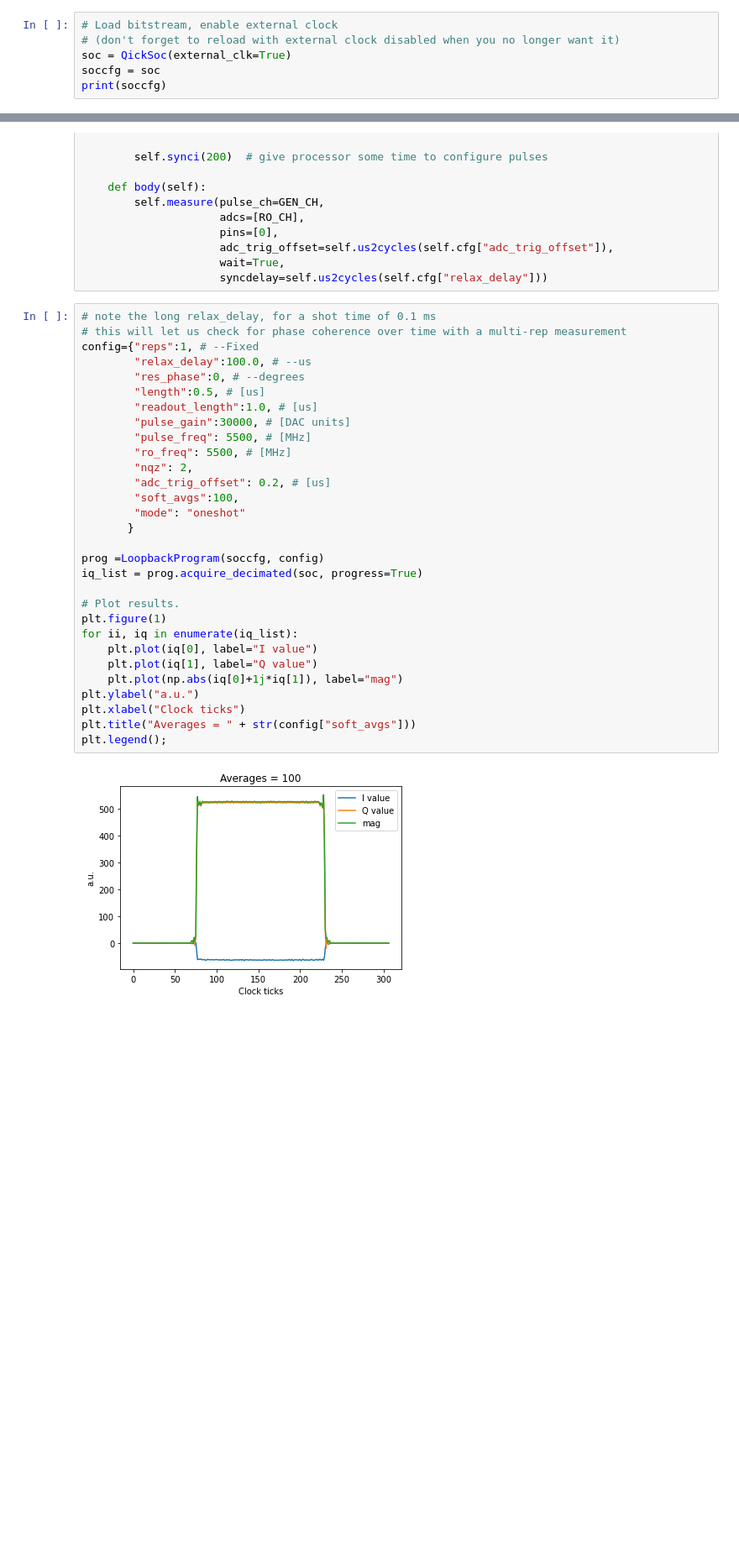
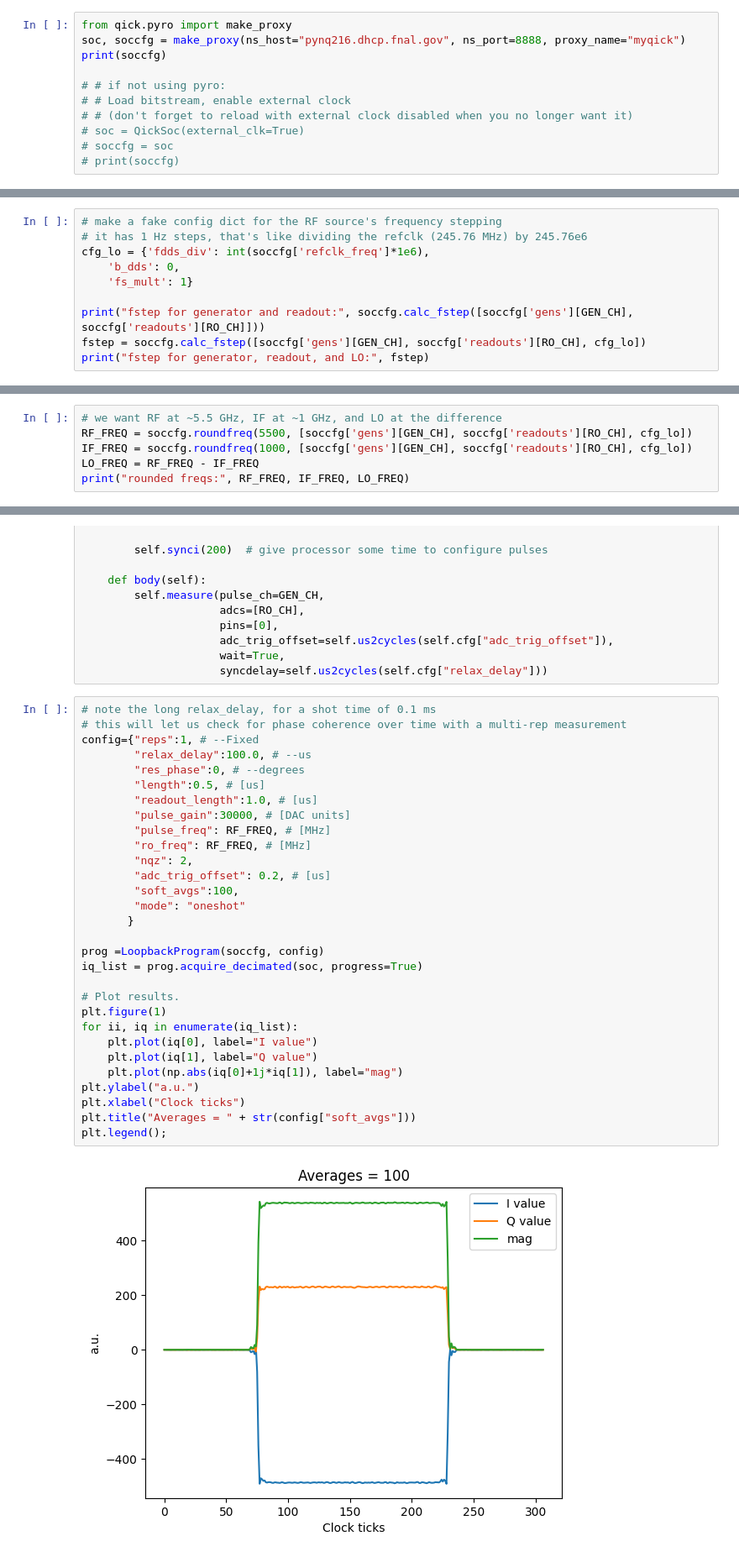
Before and after one commit to meeg/qick_demos_sho, a Jupyter notebook: 2024-02-26_asymmconversion/asymm_conversion_phase.ipynb, the cells around one changed output, grey strips where cells are left out. Shown at 84% size. Saved outputs shown, nothing was run; the diff lists cells and outputs as text; blank space fills up the shorter version.

```diff
--- a/2024-02-26_asymmconversion/asymm_conversion_phase.ipynb
+++ b/2024-02-26_asymmconversion/asymm_conversion_phase.ipynb
@@ -8,7 +39,12 @@ Populating the interactive namespace from numpy and matplotlib
 # %%
-# Load bitstream, enable external clock
-# (don't forget to reload with external clock disabled when you no longer want it)
-soc = QickSoc(external_clk=True)
-soccfg = soc
+from qick.pyro import make_proxy
+soc, soccfg = make_proxy(ns_host="pynq216.dhcp.fnal.gov", ns_port=8888, proxy_name="myqick")
 print(soccfg)
+
+# # if not using pyro:
+# # Load bitstream, enable external clock
+# # (don't forget to reload with external clock disabled when you no longer want it)
+# soc = QickSoc(external_clk=True)
+# soccfg = soc
+# print(soccfg)
 # %% [output]
@@ -45,0 +79,10 @@ RO_CH = 1
+# %%
+# make a fake config dict for the RF source's frequency stepping
+# it has 1 Hz steps, that's like dividing the refclk (245.76 MHz) by 245.76e6
+cfg_lo = {'fdds_div': int(soccfg['refclk_freq']*1e6),
+    'b_dds': 0,
+    'fs_mult': 1}
+
+print("fstep for generator and readout:", soccfg.calc_fstep([soccfg['gens'][GEN_CH], soccfg['readouts'][RO_CH]]))
+fstep = soccfg.calc_fstep([soccfg['gens'][GEN_CH], soccfg['readouts'][RO_CH], cfg_lo])
+print("fstep for generator, readout, and LO:", fstep)
@@ -45,0 +92,6 @@ RO_CH = 1
+# %%
+# we want RF at ~5.5 GHz, IF at ~1 GHz, and LO at the difference
+RF_FREQ = soccfg.roundfreq(5500, [soccfg['gens'][GEN_CH], soccfg['readouts'][RO_CH], cfg_lo])
+IF_FREQ = soccfg.roundfreq(1000, [soccfg['gens'][GEN_CH], soccfg['readouts'][RO_CH], cfg_lo])
+LO_FREQ = RF_FREQ - IF_FREQ
+print("rounded freqs:", RF_FREQ, IF_FREQ, LO_FREQ)
@@ -78,34 +132,34 @@ class LoopbackProgram(AveragerProgram):
 # %%
 # note the long relax_delay, for a shot time of 0.1 ms
 # this will let us check for phase coherence over time with a multi-rep measurement
 config={"reps":1, # --Fixed
         "relax_delay":100.0, # --us
         "res_phase":0, # --degrees
         "length":0.5, # [us]
         "readout_length":1.0, # [us]
         "pulse_gain":30000, # [DAC units]
-        "pulse_freq": 5500, # [MHz]
-        "ro_freq": 5500, # [MHz]
+        "pulse_freq": RF_FREQ, # [MHz]
+        "ro_freq": RF_FREQ, # [MHz]
         "nqz": 2,
         "adc_trig_offset": 0.2, # [us]
         "soft_avgs":100,
         "mode": "oneshot"
        }
 
 prog =LoopbackProgram(soccfg, config)
 iq_list = prog.acquire_decimated(soc, progress=True)
 
 # Plot results.
 plt.figure(1)
 for ii, iq in enumerate(iq_list):
     plt.plot(iq[0], label="I value")
     plt.plot(iq[1], label="Q value")
     plt.plot(np.abs(iq[0]+1j*iq[1]), label="mag")
 plt.ylabel("a.u.")
 plt.xlabel("Clock ticks")
 plt.title("Averages = " + str(config["soft_avgs"]))
 plt.legend();
 # %% [output]
-[figure, old version]
+[figure, new version]
 # %%
 # do a multi-rep measurement and plot the shot-by-shot IQ values, to show stability
```
Also changed, not shown: parts of 48 cells of this notebook.
